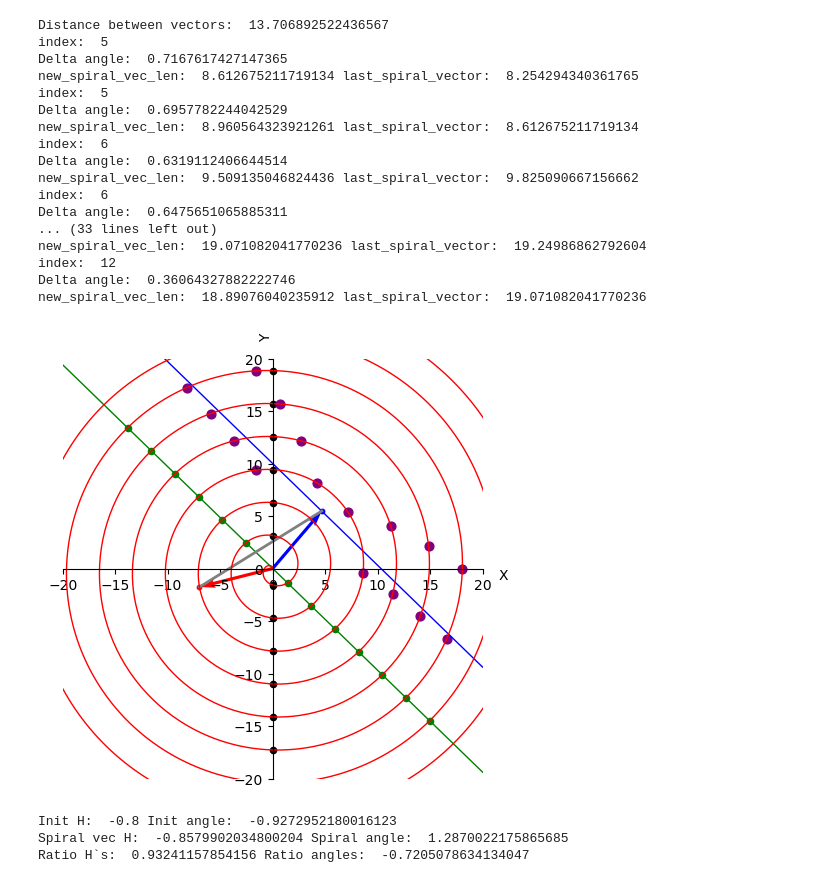
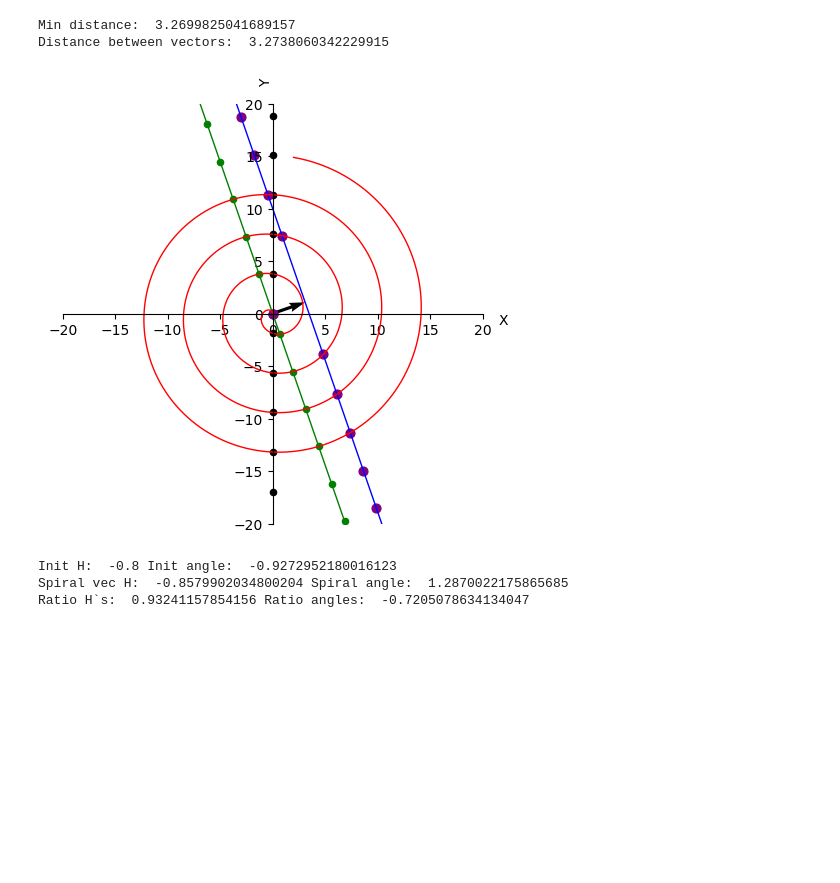
Before and after one commit to Kiril-Lazarov/Intersection-points-between-a-line-and-a-spiral, a Jupyter notebook: Intersection between a line and a spiral.ipynb, the cells around one changed output. Drawn from its saved outputs; the diff is of its cells as text; code cells hidden in the pictures; blank space fills up the shorter version.

Commit message:
Fixed bugs in calc_angles_sequence_limit()

```diff
--- a/Intersection between a line and a spiral.ipynb
+++ b/Intersection between a line and a spiral.ipynb
@@ -81,4 +81,6 @@ def get_little_radius_vec(slope, constant):
     # The value of the x at y = 0
     x = -constant/slope
     angle = get_angle(slope)
-    return abs(x * np.cos(np.pi/2 - abs(angle)))
+
+    if angle
+    return abs(x * np.cos(np.pi/2 - abs(angle))), angle
@@ -207,12 +217,16 @@ def rotate_y_intersection_points(y_intersects,angle, init_spiral_angle, spiral_r
         return updated_y_intersection_points, real_intersection_points
 # %%
-def plot_objects(a, b, spiral_radius_velocity, spiral_angle_velocity, init_spiral_angle):
-    x = 4.67
+def plot_objects(a, b, x, spiral_radius_velocity, spiral_angle_velocity, init_spiral_angle):
+
     y = a * x + b
 
     line_vec_magnitude = get_line_vector_magnitude(x, a, b)
 
     spiral_vec_magnitude = line_vec_magnitude
+
+    min_distance, angle_to_line = get_little_radius_vec(a, b)
+
+    print('Min distance: ', min_distance)
 
     create_field(figsize, x_lim, y_lim)
 
@@ -238,20 +252,28 @@ def plot_objects(a, b, spiral_radius_velocity, spiral_angle_velocity, init_spira
 
     # Помощна линия
     plt.plot(x_help_line, y_help_line, color='green', linewidth=1, linestyle='-')
+
+    if b >0:
+        angle_to_line += np.pi/2
+    elif b <0:
+        angle_to_line -= np.pi/2
+    # Min distance from center to line
+    plt.quiver(0,0,min_distance * np.cos(angle_to_line), min_distance * np.sin(angle_to_line),
+               scale_units = "xy", scale = 1, linewidth = 0.01, color = 'black')
     # Вектор на спиралата
-    plt.quiver(*spiral_vec_coords, angles = "xy", scale_units = "xy", scale = 1, linewidth = 0.01, color = 'red')
+    # plt.quiver(*spiral_vec_coords, angles = "xy", scale_units = "xy", scale = 1, linewidth = 0.01, color = 'red')
 
     # Вектор на линията
-    plt.quiver(0, 0, x, y, angles = "xy", scale_units = "xy", scale = 1, linewidth = 0.01, color = 'blue')
+    # plt.quiver(0, 0, x, y, angles = "xy", scale_units = "xy", scale = 1, linewidth = 0.01, color = 'blue')
 
     # Точка от линията
-    plt.scatter(x, y, color= 'b', s = 10)
+    # plt.scatter(x, y, color= 'b', s = 10)
 
     # Точка от спиралата
-    plt.scatter(spiral_vec_coords[2], spiral_vec_coords[3], color= 'red', s = 10)
+    # plt.scatter(spiral_vec_coords[2], spiral_vec_coords[3], color= 'red', s = 10)
 
     # Разстояние между точките на линията и спиралата
-    plt.plot((x, spiral_vec_coords[2]), (y, spiral_vec_coords[3]), color = 'gray', linewidth = 2, linestyle = '-')
+    # plt.plot((x, spiral_vec_coords[2]), (y, spiral_vec_coords[3]), color = 'gray', linewidth = 2, linestyle = '-')
 
     plt.plot(x_spiral, y_spiral, color = 'red', linewidth = 1, linestyle = '-')
 
@@ -262,14 +284,12 @@ def plot_objects(a, b, spiral_radius_velocity, spiral_angle_velocity, init_spira
     for points in y_intersects:
         plt.scatter(points[0], points[1], color= 'black', s = 20)
 
-    updated_y_intersection_points, _ = rotate_y_intersection_points(y_intersects,line_angle, init_spiral_angle,
-                                                                 spiral_radius_velocity, spiral_angle_velocity, line_vec_magnitude)
+    updated_y_intersection_points, _ = rotate_y_intersection_points(a, b, y_intersects,line_angle, init_spiral_angle,
+                                                                 spiral_radius_velocity, spiral_angle_velocity, min_distance)
 
     for i in range(len(updated_y_intersection_points)):
         point = updated_y_intersection_points[i]
         plt.scatter(point[0], point[1], color= 'green', s = 20)
-        # point = real_intersection_points[i]
-        # plt.scatter(point[0], point[1], color= 'purple', s = 40)
 
     plt.show()
 # %%
@@ -304,38 +324,24 @@ def plot_vectors_distances(a, b, spiral_radius_velocity, spiral_angle_velocity,
     plt.show()
 # %%
 # Define line and spiral variables
-a = -0.97
+a = -2.89
 b = 10
+x = 1
 
-spiral_radius_velocity = 0.5
+spiral_radius_velocity = 0.3
 init_spiral_angle = np.pi/2
-spiral_angle_velocity = 1
+spiral_angle_velocity = 0.5
 
 x_range = (-10, 10)
 x_lim, y_lim = (-20, 20),(-20, 20)
 figsize = (7,7)
 # %%
-plot_objects(a, b, spiral_radius_velocity, spiral_angle_velocity, init_spiral_angle)
+plot_objects(a, b, x,spiral_radius_velocity, spiral_angle_velocity, init_spiral_angle)
 # plot_vectors_distances(a, b, spiral_radius_velocity, spiral_angle_velocity, init_spiral_angle, x_range)
 # %% [output]
-Distance between vectors:  13.706892522436567
-index:  5
-Delta angle:  0.7167617427147365
-new_spiral_vec_len:  8.612675211719134 last_spiral_vector:  8.254294340361765
-index:  5
-Delta angle:  0.6957782244042529
-new_spiral_vec_len:  8.960564323921261 last_spiral_vector:  8.612675211719134
-index:  6
-Delta angle:  0.6319112406644514
-new_spiral_vec_len:  9.509135046824436 last_spiral_vector:  9.825090667156662
-index:  6
-Delta angle:  0.6475651065885311
-... (33 lines left out)
-new_spiral_vec_len:  19.071082041770236 last_spiral_vector:  19.24986862792604
-index:  12
-Delta angle:  0.36064327882222746
-new_spiral_vec_len:  18.89076040235912 last_spiral_vector:  19.071082041770236
+Min distance:  3.2699825041689157
+Distance between vectors:  3.2738060342229915
-[figure, old version]
+[figure, new version]
 # %%
 
 create_field(figsize, (-2,2), (-2,2))
```
Also changed, not shown: parts of 4 cells of this notebook.
